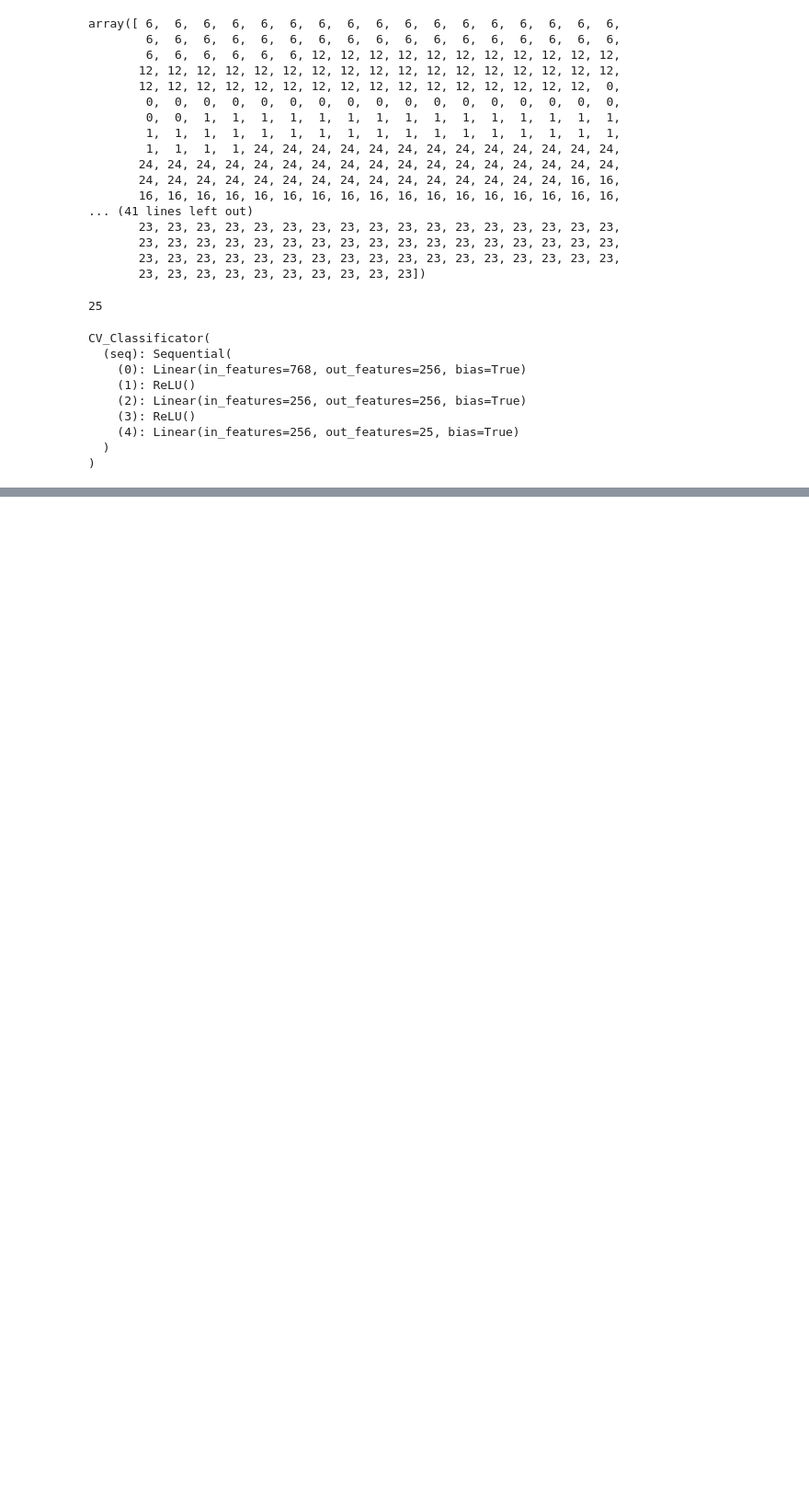
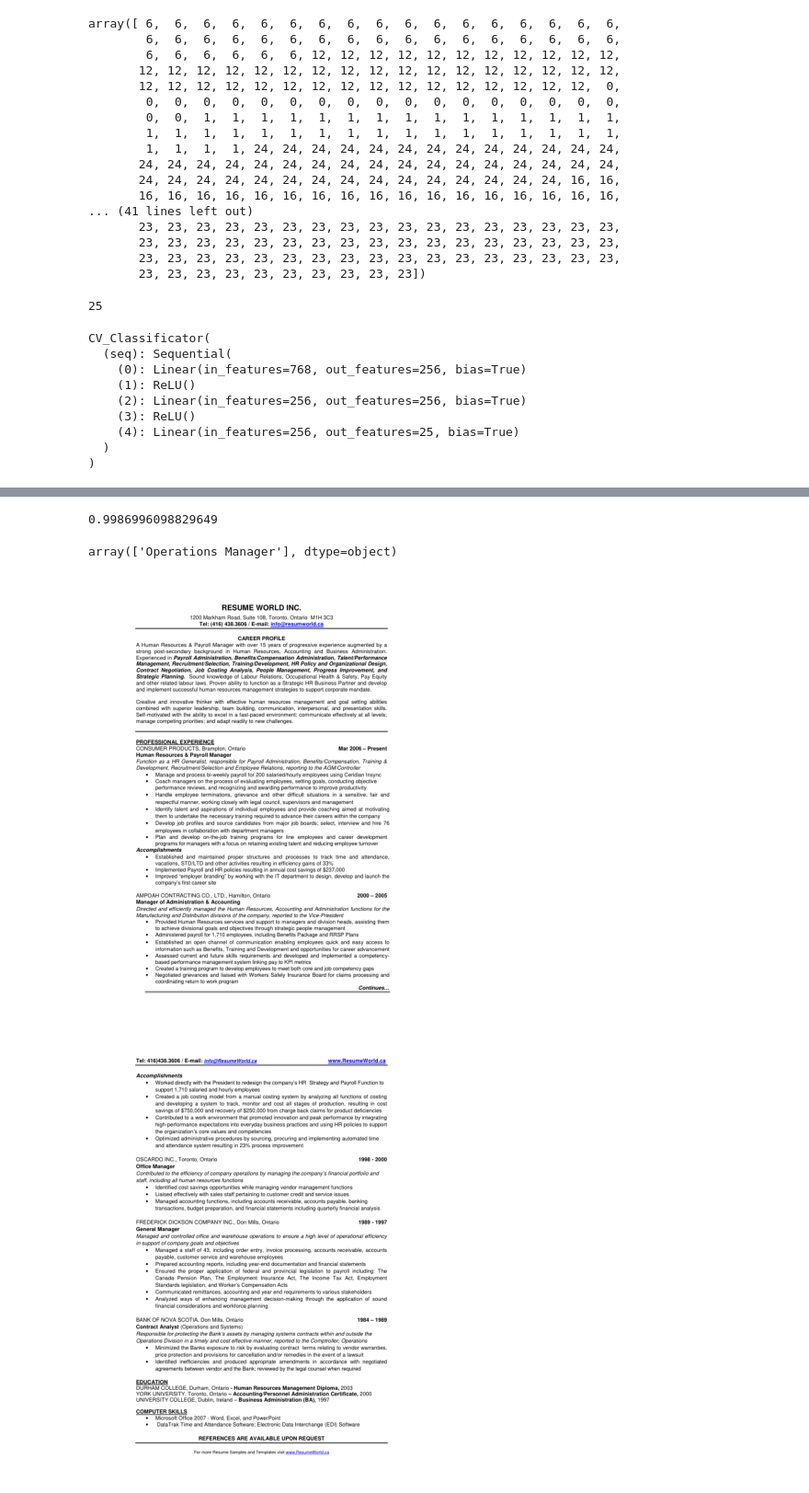
Before and after one commit to piotr15q/CV_ckecker, a Jupyter notebook: CV_checker.ipynb, the cells around one changed output, grey strips where cells are left out. Shown: that part at 92% size. Drawn from its saved outputs; the diff is of its cells as text; code cells hidden in the pictures; blank space fills up the shorter version.

```diff
--- a/CV_checker.ipynb
+++ b/CV_checker.ipynb
@@ -353,0 +534,2 @@ OrderedDict([('seq.0.weight',
+# %%
+text_embeddings = embedding_model.encode(text, convert_to_tensor=True)
@@ -353,0 +566,47 @@ OrderedDict([('seq.0.weight',
+# %%
+from sklearn.metrics import accuracy_score
+accuracy_score(y_true=y_train.cpu(), y_pred=y_pred.cpu())
+# %% [output]
+0.9986996098829649
+# %%
+def get_cv(pdf_path, model):
+
+    #Open pdf file and read as text
+    doc = pymupdf.open(pdf_path)
+    for page in doc:
+        text = page.get_text()
+        text = text.strip()
+        pix = page.get_pixmap()
+        img = Image.open(io.BytesIO(pix.tobytes("png")))
+        plt.figure(figsize=(12,6))
+        plt.imshow(img)
+        plt.axis(False)
+
+
+    # Delete reduntant characters
+    re.sub(r'[^a-zA-Z0-9\s]', '', str(text))
+    text.replace("\n", "")
+    text.replace("\r\n", "")
+
+    # Get embeddings as tensors
+    text_embeddings = embedding_model.encode(text, convert_to_tensor=True)
+
+    # Model prediction
+    with torch.inference_mode():
+        test_logits = model(text_embeddings)
+        test_pred = torch.argmax(test_logits, dim=0)
+
+    predicted_index = test_pred.item()
+    #print("Predykcja (numer klasy):", test_pred.item())
+
+    categories = label_encoder.inverse_transform([predicted_index])
+
+
+
+    return categories
+# %%
+get_cv(pdf_path="hr.pdf", model=model_cv)
+# %% [output]
+array(['Operations Manager'], dtype=object)
+[figure, added]
+[figure, added]
```
Also changed, not shown: parts of 23 cells of this notebook, 2 other files.
